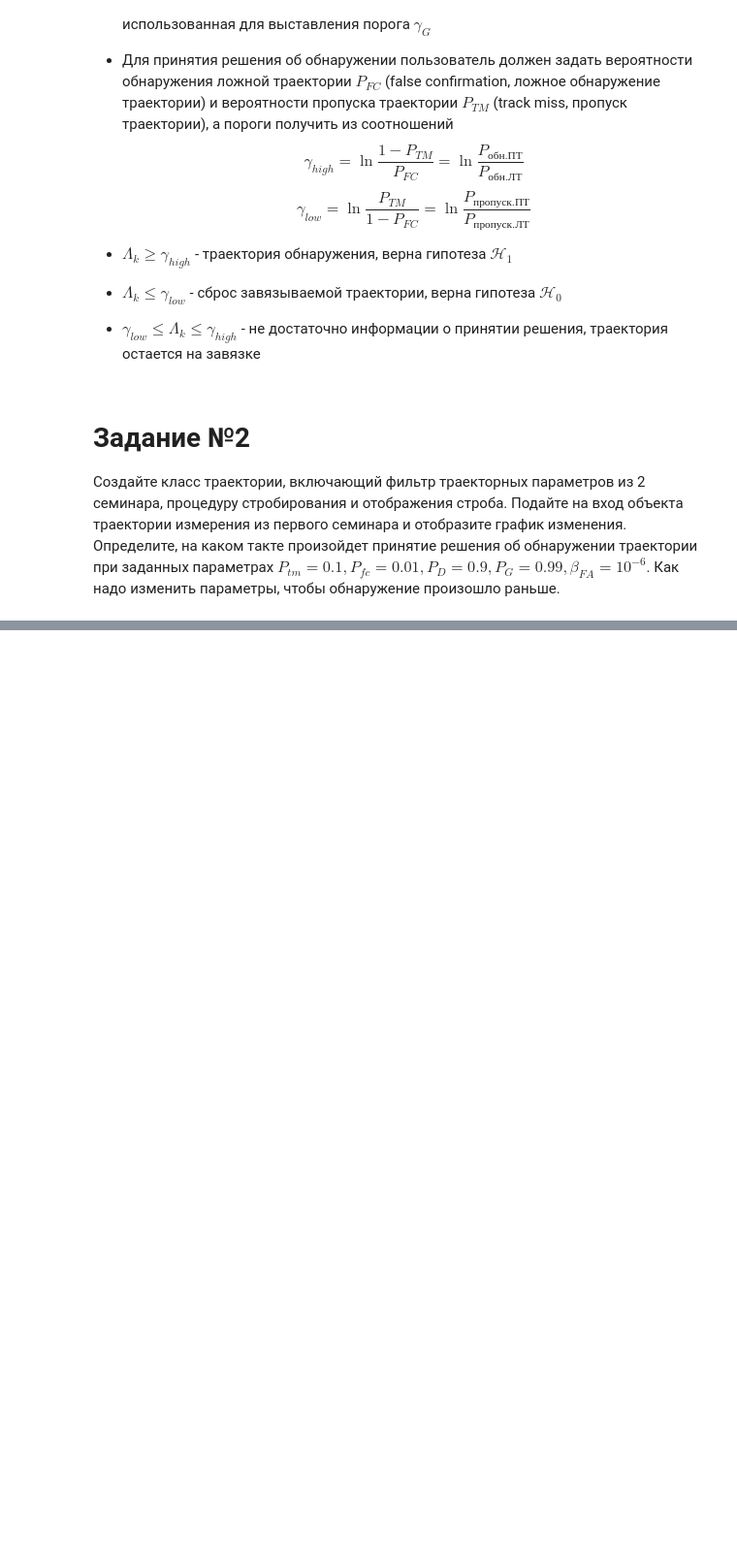
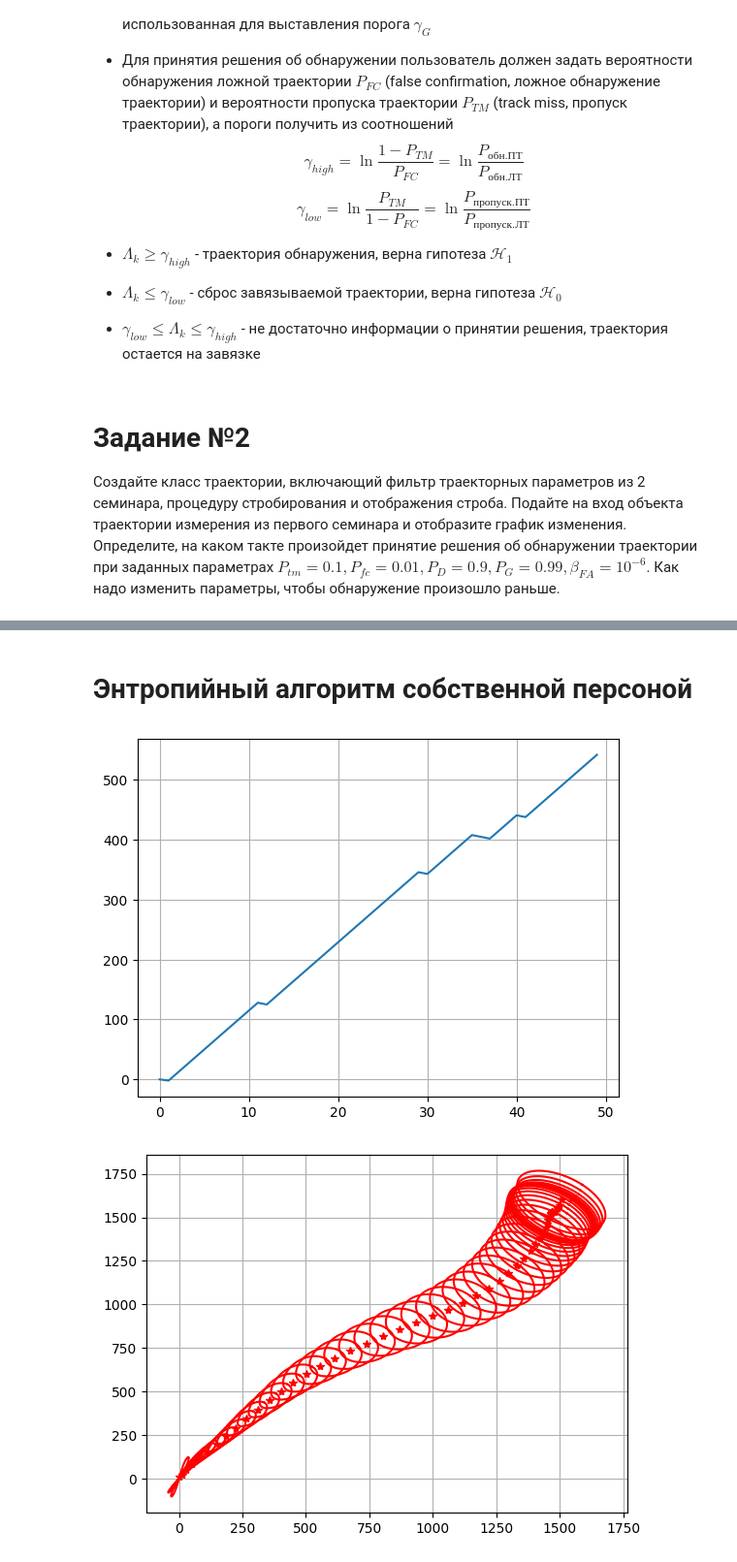
Before and after one commit to DmitryArtWorks/MTOS, a Jupyter notebook: sem03_sprt_detector.ipynb, the cells around one changed output, grey strips where cells are left out. Shown at 97% size. Cells and saved outputs as stored; diff of their text form; code cells hidden in the pictures; blank space fills up the shorter version.

```diff
--- a/sem03_sprt_detector.ipynb
+++ b/sem03_sprt_detector.ipynb
@@ -108,0 +342,37 @@ $$\gamma_{low} = \ln \frac{P_{TM}}{1-P_{FC}} = \ln \frac{P_{пропуск.ПТ}
+# %% [markdown]
+# Энтропийный алгоритм собственной персоной
+# %%
+P_tm = 0.1
+P_fc = 0.01
+P_d = 0.9
+P_g = 0.99
+beta_fa = 1e-6
+
+gamma_high = np.log((1-P_tm)/P_fc)
+gamma_low  = np.log(P_tm/(1-P_fc))
+Lambda0 = np.array([0]*len(z_log))
+
+z_real = []
+z_miss = []
+Pd = 0.8
+for i in range(len(z_log)):
+    if i == 0:
+        continue
+
+    if np.random.uniform() < P_d:
+        Lambda0[i] = Lambda0[i-1] + np.log(P_d*1/beta_fa)
+    else:
+        Lambda0[i] = Lambda0[i-1] + np.log(1 - P_d*P_g)
+
+plt.plot(Lambda0)
+plt.grid();
+
+plt.figure()
+for i in range(len(rho_filtered)):
+    plot_strobe(np.array([rho_filtered[i], phi_filtered[i]]),
+                np.array([[1500,0],[0,1e-3]]),
+                P_g );
+plt.grid()
+# %% [output]
+[figure, added]
+[figure, added]
```
Also changed, not shown: parts of 9 cells of this notebook.
